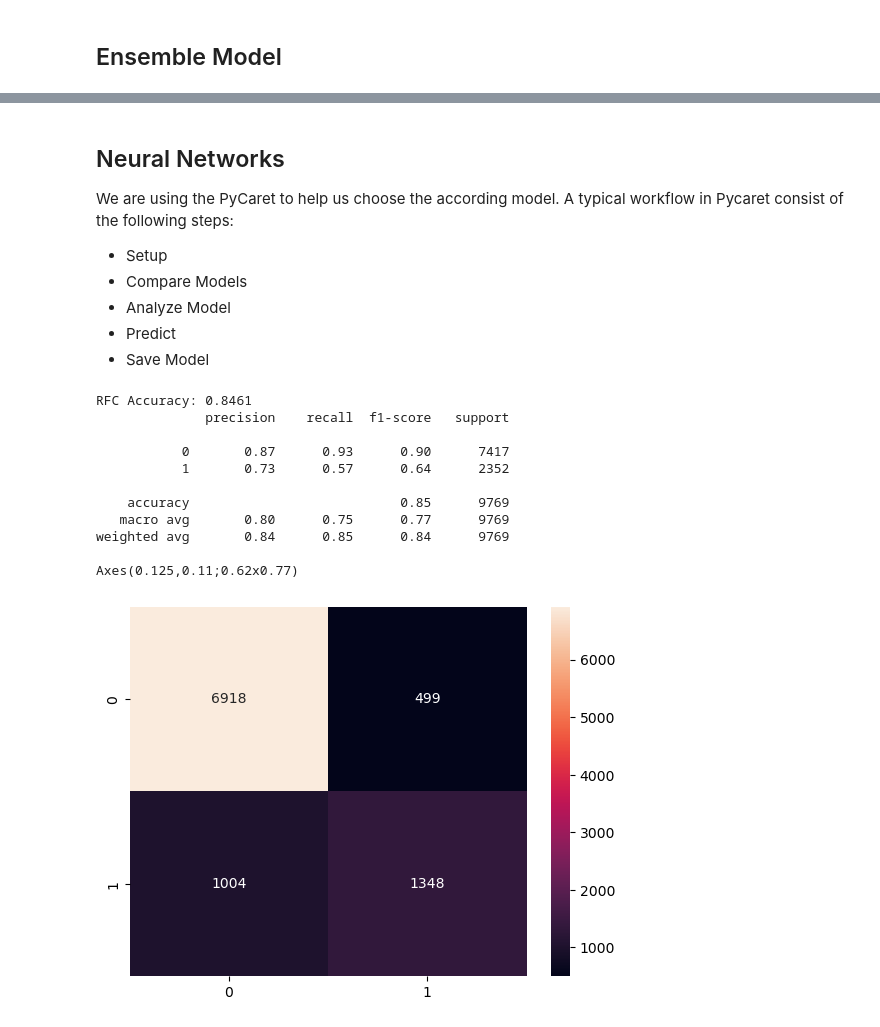
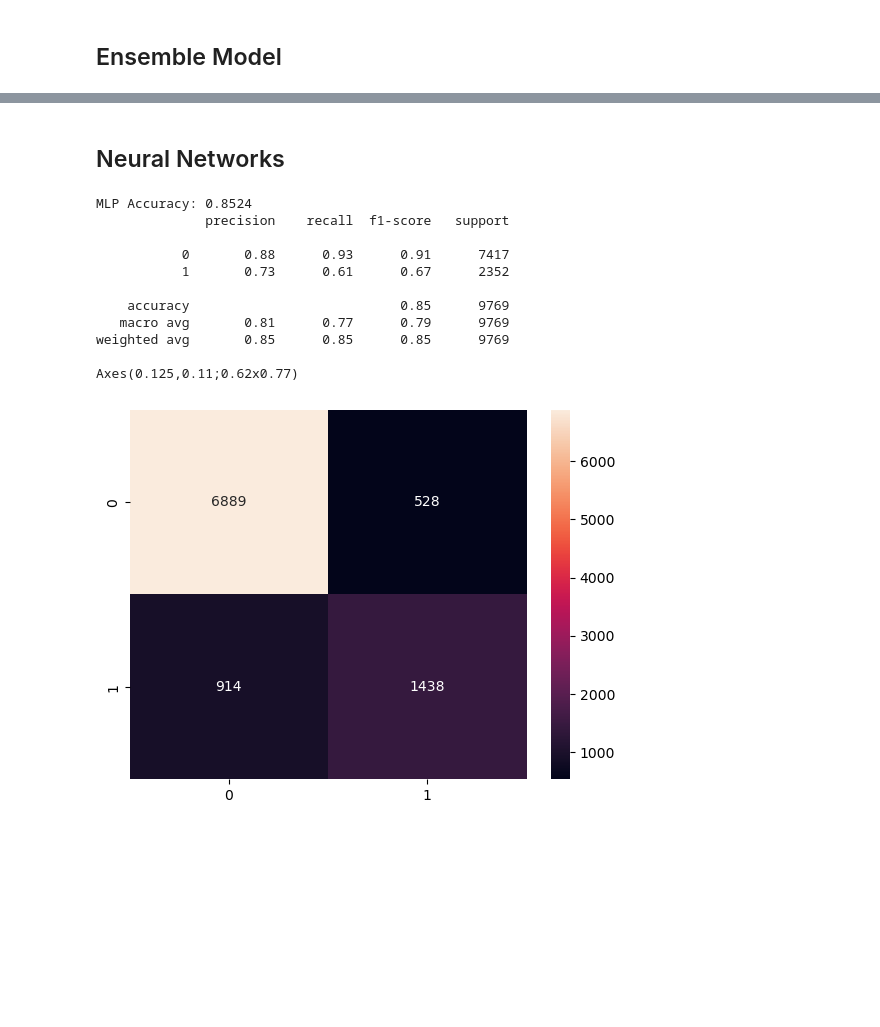
Before and after one commit to Jaredanwolfgang/CS311_Project3_Machine_Learning, a Jupyter notebook: model.ipynb, the cells around one changed output, grey strips where cells are left out. Drawn from its saved outputs; the diff is of its cells as text; code cells hidden in the pictures; blank space fills up the shorter version.

```diff
--- a/model.ipynb
+++ b/model.ipynb
@@ -52,7 +52,7 @@ import pandas as pd
 train_data = pd.read_csv('data/traindata.csv') # Load the train data
 train_label = pd.read_csv('data/trainlabel.txt', header=None, names=['label']) # Load the data label
 test_data = pd.read_csv('data/testdata.csv') # Load the test data
-test_label = pd.read_csv('data/testlabel.txt', header=None, names=['label']) # Load the test data label
+test_label = pd.read_csv('data/testlabel_from_kaggle.txt', header=None, names=['label']) # Load the test data label
 
 # Use split to split the data into training and validation sets
 # from sklearn.model_selection import train_test_split
@@ -657,12 +633,13 @@ Best estimator:  Pipeline(steps=[('standardscaler', StandardScaler()),
                 ('svc', SVC(C=1, gamma=0.1))])
 NameError: name 'accuracy_score' is not defined
 # %%
-from sklearn.metrics import accuracy_score
+from sklearn.metrics import accuracy_score, confusion_matrix, classification_report
+from sklearn.svm import SVC, NuSVC, LinearSVC
 svc = SVC(
-    C=grid_search.best_params_['svc__C'],
+    C=1,
     kernel='rbf',
     degree=3,
-    gamma=grid_search.best_params_['svc__gamma'],
+    gamma=0.1,
     coef0=0.0,
     shrinking=True,
     probability=False,
@@ -670,8 +647,10 @@ svc = SVC(
     cache_size=200,
     class_weight=None
 )
-svc.fit(X_train, Y_train)
-y_pred_svc = svc.predict(X_test)
+svc.fit(X_train_nn, Y_train)
+y_pred_svc = svc.predict(X_test_nn)
 accuracy_svc = accuracy_score(test_label, y_pred_svc)
 print(f'SVC Accuracy: {accuracy_svc:.4f}')
+print(classification_report(test_label, y_pred_svc))
+print(sns.heatmap(confusion_matrix(test_label, y_pred_svc), annot=True, fmt='d'))
 # %% [output]
@@ -745,53 +728,56 @@ Axes(0.125,0.11;0.62x0.77)
-# %% [markdown]
-## Neural Networks
-We are using the PyCaret to help us choose the according model. A typical workflow in Pycaret consist of the following steps:
-- Setup
-- Compare Models
-- Analyze Model
-- Predict
-- Save Model
+# %% [markdown]
+## Neural Networks
 # %%
 from sklearn.neural_network import MLPClassifier
+from sklearn.model_selection import GridSearchCV
+
+param_grid = {
+    'hidden_layer_sizes': [(50,), (100,), (50,50), (100,100)],
+    'activation': ['tanh', 'relu'],
+    'solver': ['sgd', 'adam'],
+    'alpha': [0.0001, 0.001, 0.01, 0.1]
+}
+
 mlp = MLPClassifier(
-    hidden_layer_sizes=(100,),
-    activation='relu',
+    hidden_layer_sizes=(10,10,5),
+    activation='tanh',
     solver='adam',
-    alpha=0.0001,
+    alpha=0.001,
     batch_size='auto',
-    learning_rate='constant',
+    learning_rate='adaptive',
     learning_rate_init=0.001,
     power_t=0.5,
     max_iter=200,
     shuffle=True,
     random_state=None,
     tol=0.0001,
     verbose=False,
     warm_start=False,
     momentum=0.9,
     nesterovs_momentum=True,
     early_stopping=False,
     validation_fraction=0.1,
     beta_1=0.9,
     beta_2=0.999,
     epsilon=1e-08,
     n_iter_no_change=10,
     max_fun=15000
 ).fit(X_train_nn, Y_train)
 y_pred_mlp = mlp.predict(X_test_nn)
 accuracy_mlp = accuracy_score(test_label, y_pred_mlp)
 print(f'MLP Accuracy: {accuracy_mlp:.4f}')
 print(classification_report(test_label, y_pred_mlp))
 print(sns.heatmap(confusion_matrix(test_label, y_pred_mlp), annot=True, fmt='d'))
 # %% [output]
-RFC Accuracy: 0.8461
+MLP Accuracy: 0.8524
               precision    recall  f1-score   support
 
-           0       0.87      0.93      0.90      7417
-           1       0.73      0.57      0.64      2352
+           0       0.88      0.93      0.91      7417
+           1       0.73      0.61      0.67      2352
 
     accuracy                           0.85      9769
-   macro avg       0.80      0.75      0.77      9769
-weighted avg       0.84      0.85      0.84      9769
+   macro avg       0.81      0.77      0.79      9769
+weighted avg       0.85      0.85      0.85      9769
 
 Axes(0.125,0.11;0.62x0.77)
-[figure, old version]
+[figure, new version]
```
Also changed, not shown: parts of 9 cells of this notebook, 6 other files.
